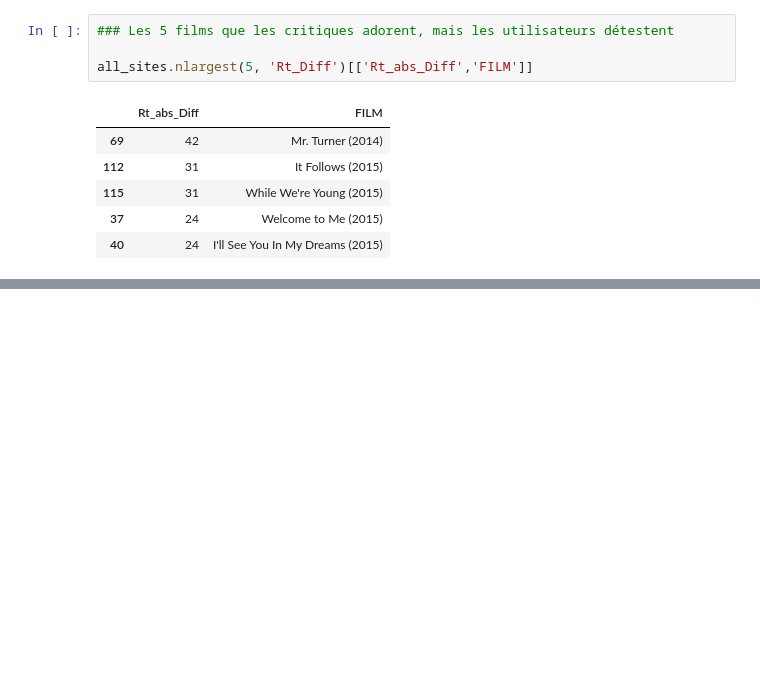
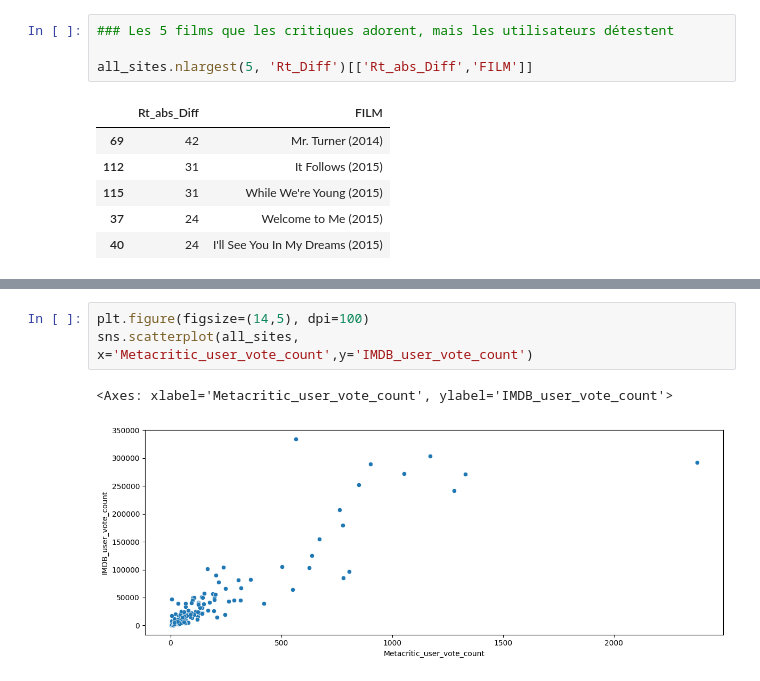
Before and after one commit to Mayandza/Projet, a Jupyter notebook: Projet_Fandango.ipynb, the cells around one changed output, grey strips where cells are left out. Cells and saved outputs as stored; diff of their text form; blank space fills up the shorter version.

```diff
--- a/Projet_Fandango.ipynb
+++ b/Projet_Fandango.ipynb
@@ -339,0 +350,6 @@ all_sites.nlargest(5, 'Rt_Diff')[['Rt_abs_Diff','FILM']]
+# %%
+plt.figure(figsize=(14,5), dpi=100)
+sns.scatterplot(all_sites, x='Metacritic_user_vote_count',y='IMDB_user_vote_count')
+# %% [output]
+<Axes: xlabel='Metacritic_user_vote_count', ylabel='IMDB_user_vote_count'>
+[figure, added]
```
Also changed, not shown: parts of 7 cells of this notebook.
